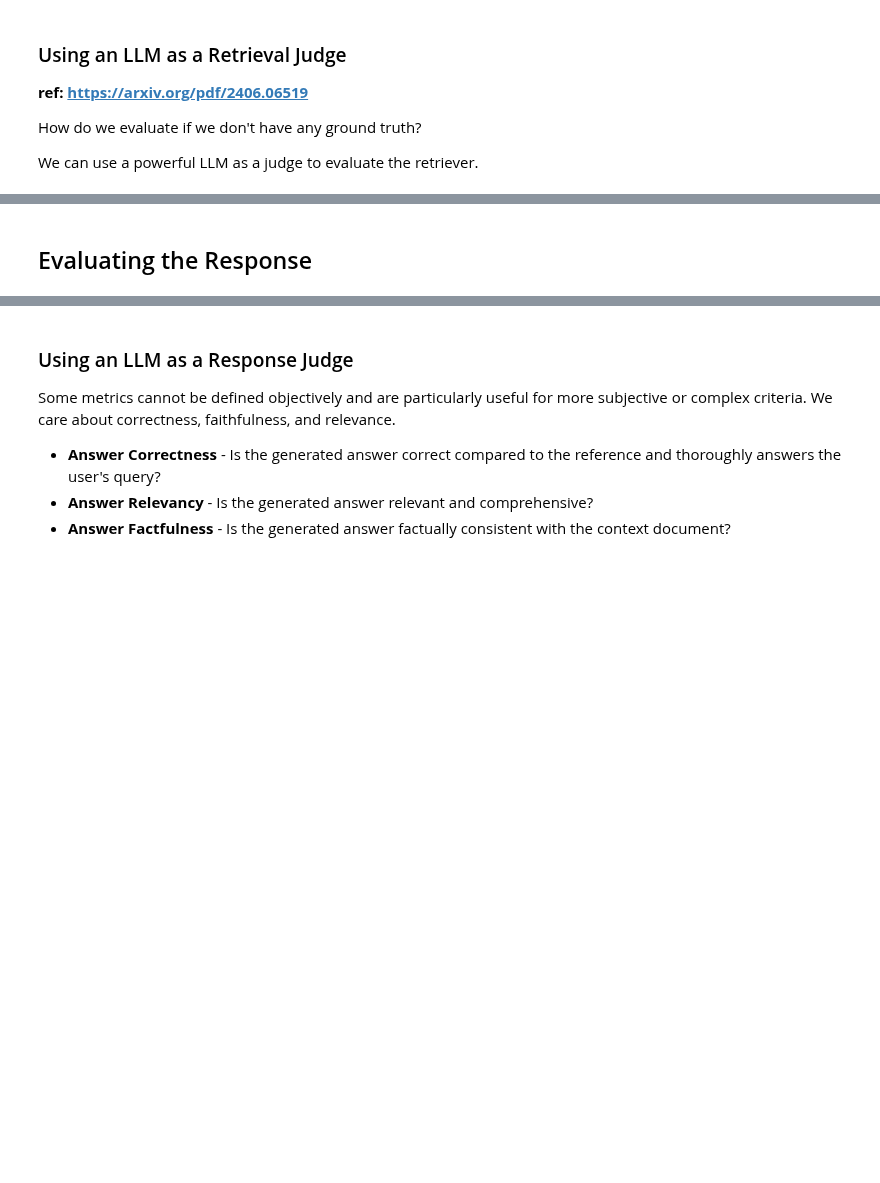
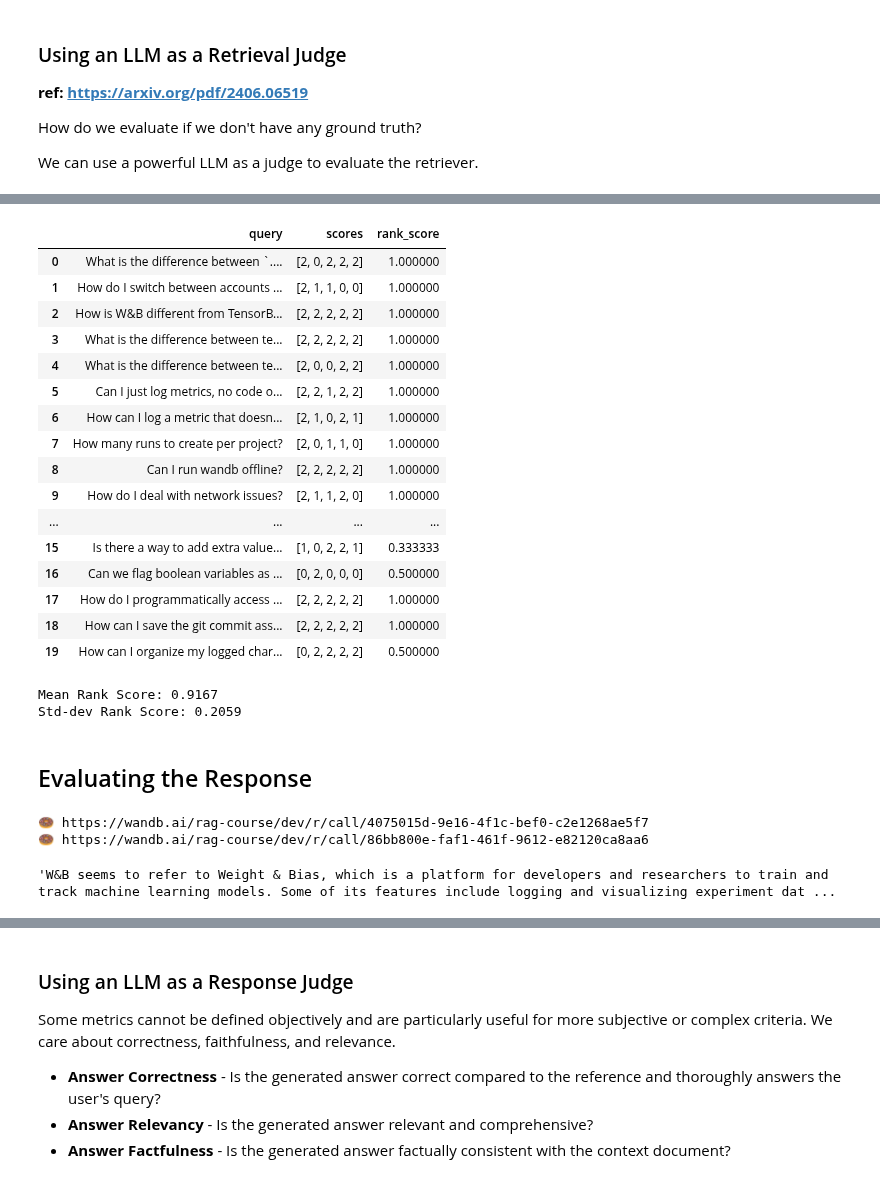
Before and after one commit to wandb/edu, a Jupyter notebook: rag-advanced/notebooks/Chapter02.ipynb, the cells around one changed output, grey strips where cells are left out. Cells and saved outputs as stored; diff of their text form; code cells hidden in the pictures; blank space fills up the shorter version.

```diff
--- a/rag-advanced/notebooks/Chapter02.ipynb
+++ b/rag-advanced/notebooks/Chapter02.ipynb
@@ -252,36 +418,29 @@ Do not provide any code in result. Provide each score in the following JSON form
 # %%
 client = cohere.AsyncClient(api_key=os.environ["CO_API_KEY"])
 
-async def evaluate_retriever_using_llm_judge(query: str, passage: str) -> int:
+@weave.op()
+async def evaluate_retriever_using_llm_judge(query: str, passage: str) -> str:
     response = await client.chat(
         message=RETRIEVAL_EVAL_PROMPT.format(query=query, document=passage),
         model="command-r-plus",
         temperature=0.0,
-        max_tokens=2000,
+        max_tokens=20,
     )
     return response.text
 # %%
-sample = eval_samples[0]
-query = sample["question"]
-search_results = retriever.search(query, k=5)
-tasks = []
-for result in search_results:
-    tasks.append(evaluate_retriever_using_llm_judge(query, result["text"]))
-sample_scores = asyncio.run(asyncio.gather(*tasks))
-sample_scores
+@weave.op()
+async def run_retriever_evaluation_using_llm(eval_samples: List[Dict[str, Any]]) -> List[Dict[str, Any]]:
+    scores = []
+    for sample in eval_samples:
+        query = sample["question"]
+        search_results = retriever.search(query, k=5)
+        tasks = []
+        for result in search_results:
+            tasks.append(evaluate_retriever_using_llm_judge(query, result["text"]))
+        sample_scores = await asyncio.gather(*tasks)
+        sample_scores = map(json.loads, sample_scores)
+        sample_scores = list(map(lambda x: x["final_score"], sample_scores))
+        scores.append({"query": query, "scores": sample_scores})
+    return scores
-# %%
-async def run_retriever_evaluation_using_llm(eval_samples):
-    scores = []
-    for sample in eval_samples:
-        query = sample["question"]
-        search_results = retriever.search(query, k=5)
-        tasks = []
-        for result in search_results:
-            tasks.append(evaluate_retriever_using_llm_judge(query, result["text"]))
-        sample_scores = await asyncio.gather(*tasks)
-        sample_scores = map(json.loads, sample_scores)
-        sample_scores = list(map(lambda x: x["final_score"], sample_scores))
-        scores.append({"query": query, "scores": sample_scores})
-    return scores
 # %%
 llm_judge_retrieval_results = asyncio.run(run_retriever_evaluation_using_llm(eval_samples))
@@ -288,23 +449,43 @@ llm_judge_retrieval_results = asyncio.run(run_retriever_evaluation_using_llm(eva
 # %%
 # we have the scores for each document
 llm_judge_retrieval_results_df = pd.DataFrame(llm_judge_retrieval_results)
 
-# we can compute the reciprocal rank of the first document that is relevant to the query i.e. rated as 3 by our llm judge.
+# we can compute the reciprocal rank of the first document that is relevant to the query i.e. rated as 2 by our llm judge.
 def compute_rank_score(scores: List[int]) -> float:
     rank_score = 0
     for rank, result in enumerate(scores, 1):
-        if result == 3:
+        if result == 2:
             rank_score = 1 / rank
             return rank_score
     return rank_score
 
 llm_judge_retrieval_results_df["rank_score"] = llm_judge_retrieval_results_df["scores"].map(compute_rank_score)
 
 
 display(llm_judge_retrieval_results_df)
 
 
 print(f"Mean Rank Score: {llm_judge_retrieval_results_df['rank_score'].mean():.4f}")
 print(f"Std-dev Rank Score: {llm_judge_retrieval_results_df['rank_score'].std():.4f}")
+# %% [output]
+|  | query | scores | rank_score |
+| 0 | What is the difference between `.... | [2, 0, 2, 2, 2] | 1.000000 |
+| 1 | How do I switch between accounts ... | [2, 1, 1, 0, 0] | 1.000000 |
+| 2 | How is W&B different from TensorB... | [2, 2, 2, 2, 2] | 1.000000 |
+| 3 | What is the difference between te... | [2, 2, 2, 2, 2] | 1.000000 |
+| 4 | What is the difference between te... | [2, 0, 0, 2, 2] | 1.000000 |
+| 5 | Can I just log metrics, no code o... | [2, 2, 1, 2, 2] | 1.000000 |
+| 6 | How can I log a metric that doesn... | [2, 1, 0, 2, 1] | 1.000000 |
+| 7 | How many runs to create per project? | [2, 0, 1, 1, 0] | 1.000000 |
+| 8 | Can I run wandb offline? | [2, 2, 2, 2, 2] | 1.000000 |
+| 9 | How do I deal with network issues? | [2, 1, 1, 2, 0] | 1.000000 |
+| ... | ... | ... | ... |
+| 15 | Is there a way to add extra value... | [1, 0, 2, 2, 1] | 0.333333 |
+| 16 | Can we flag boolean variables as ... | [0, 2, 0, 0, 0] | 0.500000 |
+| 17 | How do I programmatically access ... | [2, 2, 2, 2, 2] | 1.000000 |
+| 18 | How can I save the git commit ass... | [2, 2, 2, 2, 2] | 1.000000 |
+| 19 | How can I organize my logged char... | [0, 2, 2, 2, 2] | 0.500000 |
+Mean Rank Score: 0.9167
+Std-dev Rank Score: 0.2059
 # %% [markdown]
 ## Evaluating the Response
@@ -348,0 +492,11 @@ class RAGPipeline:
+# %%
+response_generator = weave.ref("weave:///rag-course/dev/object/ResponseGenerator:YQiRpgHDhvJcrZEVpXJbvy2PuJyh5W3gXuhX06zZiYQ").get()
+query = "What is w&b?"
+context = retriever.search(query, 5)
+
+response_generator.client = cohere.Client(api_key=os.environ["CO_API_KEY"])
+response_generator.predict(query, context)
+# %% [output]
+🍩 https://wandb.ai/rag-course/dev/r/call/4075015d-9e16-4f1c-bef0-c2e1268ae5f7
+🍩 https://wandb.ai/rag-course/dev/r/call/86bb800e-faf1-461f-9612-e82120ca8aa6
+'W&B seems to refer to Weight & Bias, which is a platform for developers and researchers to train and track machine learning models. Some of its features include logging and visualizing experiment dat ...
```
Also changed, not shown: parts of 35 cells of this notebook, 1 other file.
